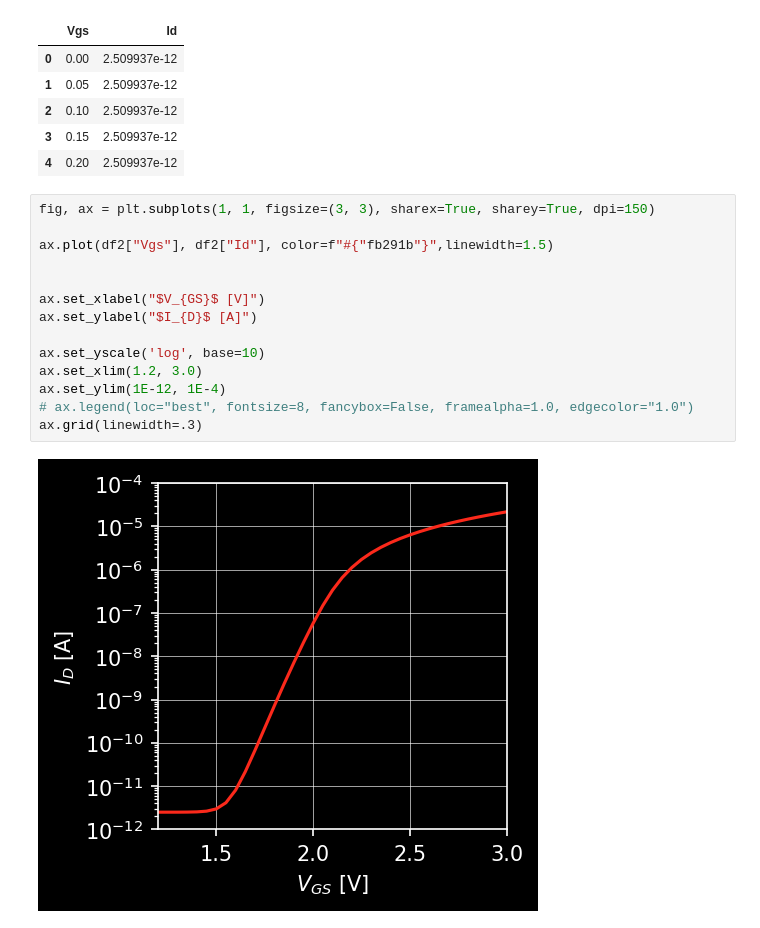
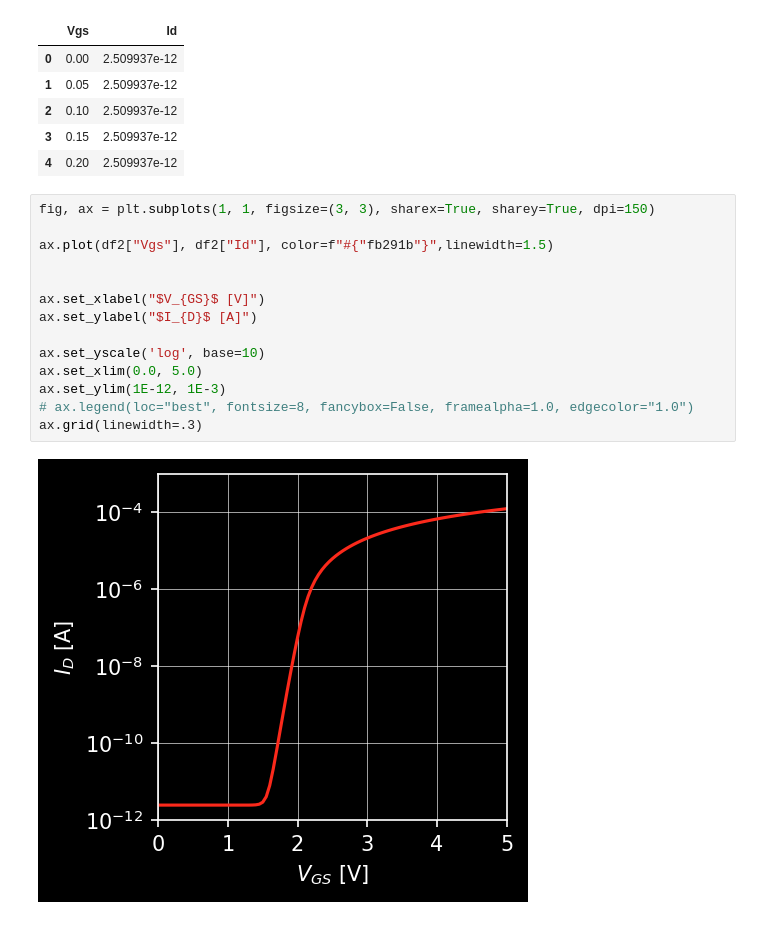
Before and after one commit to levetation/Long-channel-MOSFET-I-V, a Jupyter notebook: output_characteristics.ipynb, the cells around one changed output. Saved outputs shown, nothing was run; the diff lists cells and outputs as text.

```diff
--- a/output_characteristics.ipynb
+++ b/output_characteristics.ipynb
@@ -105,16 +177,16 @@ df2.head()
 # %%
 fig, ax = plt.subplots(1, 1, figsize=(3, 3), sharex=True, sharey=True, dpi=150)
 
 ax.plot(df2["Vgs"], df2["Id"], color=f"#{"fb291b"}",linewidth=1.5)
 
 
 ax.set_xlabel("$V_{GS}$ [V]")
 ax.set_ylabel("$I_{D}$ [A]")
 
 ax.set_yscale('log', base=10)
-ax.set_xlim(1.2, 3.0)
-ax.set_ylim(1E-12, 1E-4)
+ax.set_xlim(0.0, 5.0)
+ax.set_ylim(1E-12, 1E-3)
 # ax.legend(loc="best", fontsize=8, fancybox=False, framealpha=1.0, edgecolor="1.0")
 ax.grid(linewidth=.3)
 # %% [output]
-[figure, old version]
+[figure, new version]
```
Also changed, not shown: parts of 5 cells of this notebook.
